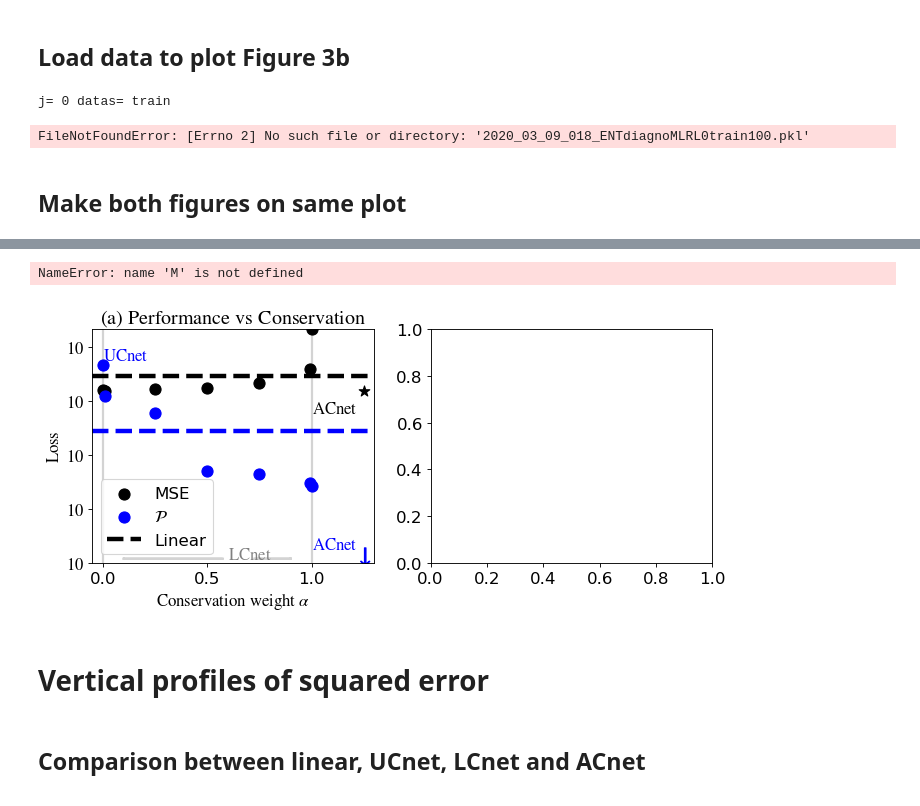
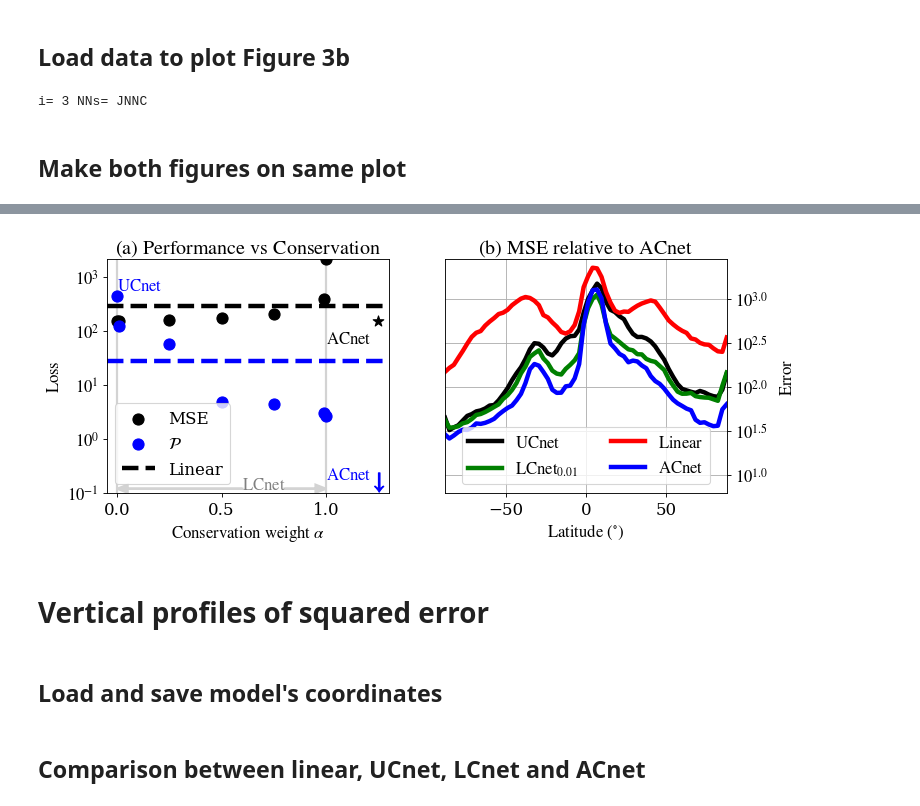
Before and after one commit to wallingTACC/CBRAIN-CAM, a Jupyter notebook: notebooks/tbeucler_devlog/042_Figures_PRL_Submission.ipynb, the cells around one changed output, grey strips where cells are left out. Saved outputs shown, nothing was run; the diff lists cells and outputs as text; code cells hidden in the pictures.

```diff
--- a/notebooks/tbeucler_devlog/042_Figures_PRL_Submission.ipynb
+++ b/notebooks/tbeucler_devlog/042_Figures_PRL_Submission.ipynb
@@ -132,17 +133,28 @@ for i,NNs in enumerate(NNarray):
     print('i=',i,'NNs=',NNs,'           ',end='\r')
     M[NNs] = {}
     for j,datas in enumerate(DATASET):
-        print('j=',j,'datas=',datas,'           ')
-        filename = '2020_03_09_018_ENTdiagno'+NNs+datas+str(nt)+'.pkl'
+        #print('j=',j,'datas=',datas,'           ')
+        filename = pathPKL+'2020_03_09_018_ENTdiagno'+NNs+datas+str(nt)+'.pkl'
         hf = open(filename,'rb')
         M[NNs][datas] = pickle.load(hf)
 # %% [output]
-j= 0 datas= train
+i= 3 NNs= JNNC
-FileNotFoundError: [Errno 2] No such file or directory: '2020_03_09_018_ENTdiagnoMLRL0train100.pkl'
+# %%
+cplot = ['k','g','r','b']
+dict_lay = {'SurRadLayer':SurRadLayer,'MassConsLayer':MassConsLayer,'EntConsLayer':EntConsLayer,\
+           'weak_loss_0':mse,'weak_loss_1':mse}
+NNplot = ['JNNL','JNNL0.01','MLRL0','JNNC']
+LAB = [r'$\mathrm{UCnet}$',r'$\mathrm{LCnet_{0.01}}$',r'$\mathrm{Linear}$',r'$\mathrm{ACnet}$']
+NNsREF = 'JNNC'
+VAR = 'THERMO'
+# %%
+hf = open(pathPKL+'2020_03_13_coor.pkl','rb')
+S = pickle.load(hf)
+coor = S['coor']
 # %% [markdown]
 ## Make both figures on same plot
 # %%
-datas = 'valid'
+datas = 'test'
 # %%
 f = plt.figure(num=None, figsize=(10,4), dpi=80, facecolor='w', edgecolor='k')
 plt.gcf().subplots_adjust(bottom=0.15) # Make room for xlabels
@@ -166,7 +178,7 @@ for alpha in alpha_array:
 
 STR = 'JNNC'
 MSEs['NNA'] = plt.scatter(XNNA,MSEplot[datas][STR],c='k',s=siz,marker='*')
-PENs['NNA'] = plt.scatter(XNNA,YMIN+0.1,c='b',s=3*siz,marker="$\downarrow$")
+PENs['NNA'] = plt.scatter(XNNA,YMIN+0.2,c='b',s=3*siz,marker="$\downarrow$")
 MSEt = plt.text(XNNA-XTEXT,MSEplot[datas][STR]-YTEXT-0.1,s='$\mathrm{ACnet}$',color='k')
 PENt = plt.text(XNNA-XTEXT,YMIN+0.1+YTEXT/2,s='$\mathrm{ACnet}$',color='b')
 PENu = plt.text(0,2.75,s='$\mathrm{UCnet}$',color='b')
@@ -183,60 +195,50 @@ plt.legend((MSEs['0'],PENs['0'],Hlin1),\
           loc='lower left')
 
 # Add LCnet legend
-plt.arrow(0.475, -0.925, -0.475, 0, color='lightgray', linewidth=lw/2)
-plt.arrow(0.725, -0.925, 0.275, 0, color='lightgray', linewidth=lw/2)
-PENu = plt.text(0.5,-0.925,s='$\mathrm{LCnet}$',color='gray')
+plt.arrow(0.6, -0.925, -0.55, 0, color='lightgray', linewidth=lw/2,head_width=0.15,head_length=0.05)
+plt.arrow(0.8, -0.925, 0.15, 0, color='lightgray', linewidth=lw/2,head_width=0.15,head_length=0.05)
+PENu = plt.text(0.6,-0.925,s='$\mathrm{LCnet}$',color='gray')
 
 plt.draw()
 # Change y labels to 10^n
 labels = [item.get_text() for item in ax.get_yticklabels()]
 for ilab,lab in enumerate(labels):
-    print(ilab,lab)
-    labels[ilab]='$10^{'+lab[1:-1]+'}$'
-ax.set_yticklabels(labels)
+    #print(ilab,lab)
+    labels[ilab]='$10^{'+lab+'}$';
+ax.set_yticklabels(labels);
 
 ### Subplot 2 ###
 
-ax = f.add_subplot(1,2,2)
+ax2 = f.add_subplot(1,2,2)
 MSEs = {}; PENs = {};
-
-
-REF = M[NNsREF]['error']['THERMO'][:,:,0].mean(axis=1)
 
 ETHERMOs = {}; ETOTs = {};
 for imodel,NNs in enumerate(NNplot):
     ETHERMOs[NNs] = plt.plot(coor.lat,\
-                             np.log10(M[NNs]['error'][VAR][:,:,0].mean(axis=1)-REF),\
+                             np.log10(M[NNs][datas]['err'][VAR][:,:,0].mean(axis=1)),\
                              color=cplot[imodel],label=LAB[imodel])
-    ETOTs[NNs] = plt.plot(coor.lat,\
-                          np.log10(M[NNs]['error']['TOT'][:,:,0].mean(axis=1)),\
-                          color=cplot[imodel],linestyle='--',label=LAB[np.size(NNplot)+imodel])
 
 plt.grid()
-ax.yaxis.tick_right()
-ax.yaxis.set_label_position("right")
+ax2.yaxis.tick_right()
+ax2.yaxis.set_label_position("right")
 plt.xlim((np.min(coor.lat),np.max(coor.lat)))
 
-# Text
-N2NETt = plt.text(54,3.65,s='$\mathrm{UCnet2}$',color='g')
-NNETt = plt.text(54,2.15,s='$\mathrm{UCnet1}$',color='b')
-LCNETt = plt.text(55,1,s='$\mathrm{LCnet}$',color='r')
-LCNETt2 = plt.text(54,0.75,s='$\\alpha=1\\% $',color='r')
+plt.xlabel(r'$\mathrm{Latitude\ \left(^{\circ}\right)}$')
+plt.ylabel(r'$\mathrm{Error}$',labelpad=10)
+plt.title(r'$\mathrm{\left(b\right)\ }\mathrm{MSE\ relative\ to\ ACnet}$')
+plt.legend(loc='lower center',fontsize=fz,ncol=2)
 
-# plt.ylim((YMIN,3.33))
-plt.xlabel(r'$\mathrm{Latitude\ \left(^{\circ}\right)}$')
-plt.ylabel(r'$\mathrm{Relative\ Error}$',labelpad=10)
-plt.title(r'$\mathrm{\left(b\right)\ }\mathrm{MSE\ relative\ to\ ACnet}$')
-plt.legend(loc='center left',fontsize=2*fz/3)
+ax2_ylim = ax2.get_ylim()
+ax2.set_ylim((0.8,ax2_ylim[1]))
 
 plt.draw()
 # Change y labels to 10^n
-labels = [item.get_text() for item in ax.get_yticklabels()]
+labels = [item.get_text() for item in ax2.get_yticklabels()]
 for ilab,lab in enumerate(labels):
-    print(ilab,lab)
-    labels[ilab]='$10^{'+lab[1:-1]+'}$'
-ax.set_yticklabels(labels)
+    #print(ilab,lab)
+    labels[ilab]='$10^{'+lab+'}$';
+ax2.set_yticklabels(labels);
 
 # Save figure
-#plt.savefig('Fig3',format='pdf')
+plt.savefig(pathHOME+'Fig3_'+datas,format='pdf')
 # %% [output]
@@ -249,7 +245,8 @@ ax.set_yticklabels(labels)
-NameError: name 'M' is not defined
-[figure, old version]
+[figure, new version]
 # %% [markdown]
 # Vertical profiles of squared error
+# %% [markdown]
+## Load and save model's coordinates
 # %%
 #path_coor = "/project/meteo/w2w/A6/S.Rasp/SP-CAM/fluxbypass_aqua/AndKua_aqua_SPCAM3.0_sp_fbp_f4.cam2.h1.0000-01-01-00000.nc"
 path_coor = '/DFS-L/DATA/pritchard/tbeucler/SPCAM/fluxbypass_aqua/AndKua_aqua_SPCAM3.0_sp_fbp_f4.cam2.h1.0001-01-01-00000.nc'
```
Also changed, not shown: parts of 26 cells of this notebook.
